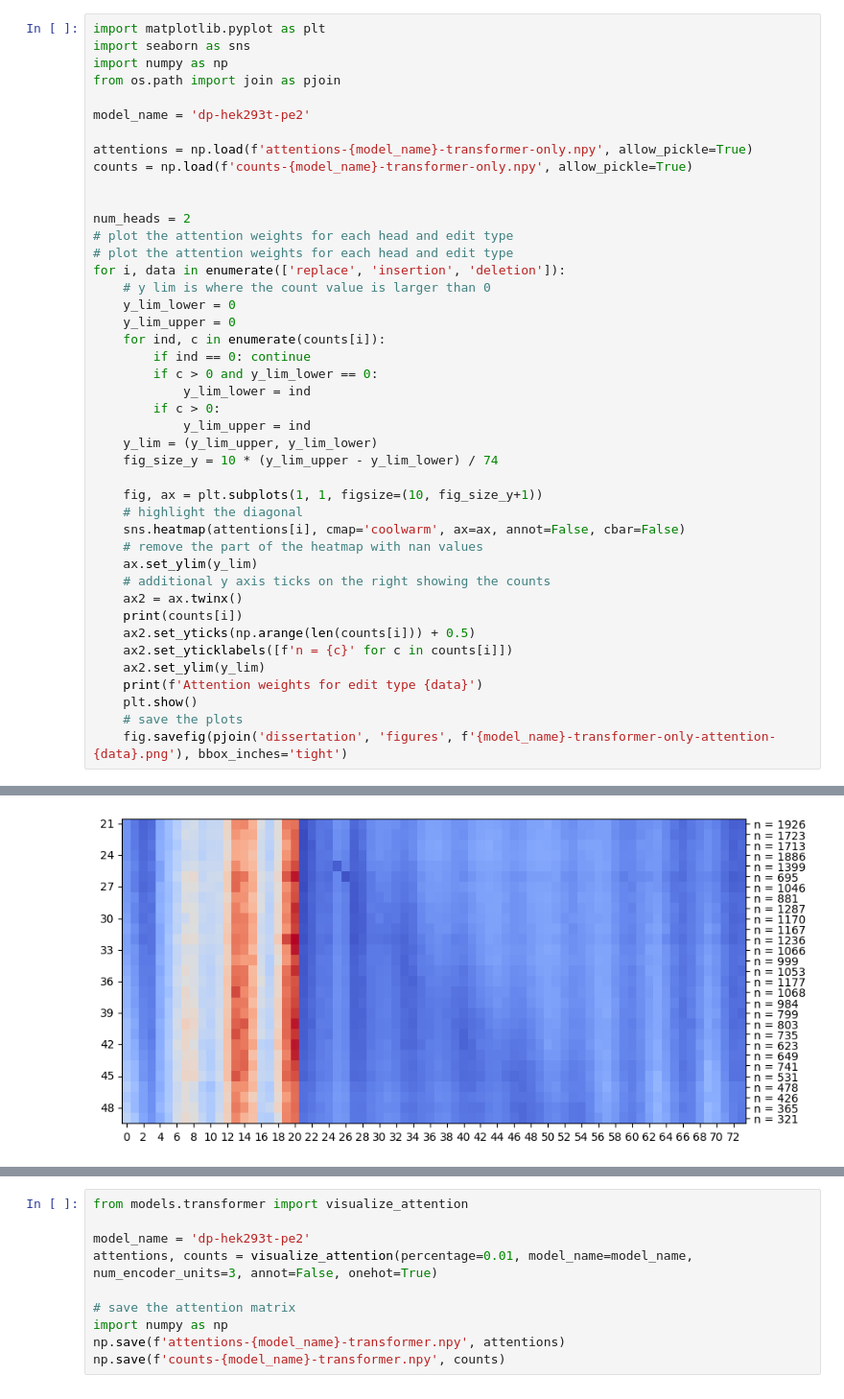
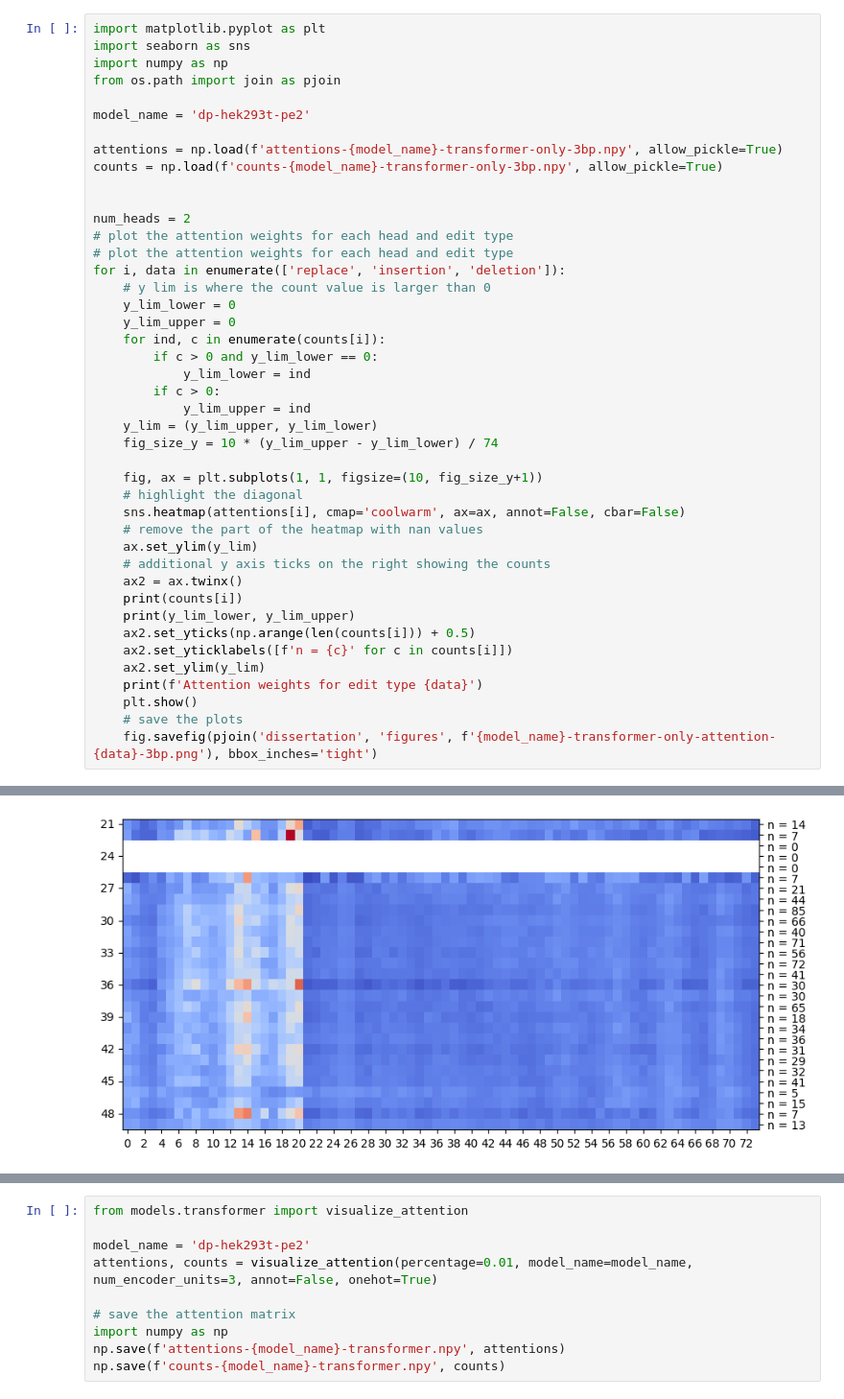
Before and after one commit to PeihengLu/ox-dissertation, a Jupyter notebook: visualize-attention.ipynb, the cells around one changed output, grey strips where cells are left out. Shown at 96% size. Drawn from its saved outputs; the diff is of its cells as text.

Commit message:
updated attention for length 3 edits

```diff
--- a/visualize-attention.ipynb
+++ b/visualize-attention.ipynb
@@ -17,8 +19,8 @@ from os.path import join as pjoin
 
 model_name = 'dp-hek293t-pe2'
 
-attentions = np.load(f'attentions-{model_name}-transformer-only.npy', allow_pickle=True)
-counts = np.load(f'counts-{model_name}-transformer-only.npy', allow_pickle=True)
+attentions = np.load(f'attentions-{model_name}-transformer-only-3bp.npy', allow_pickle=True)
+counts = np.load(f'counts-{model_name}-transformer-only-3bp.npy', allow_pickle=True)
 
 
 num_heads = 2
@@ -29,7 +31,6 @@ for i, data in enumerate(['replace', 'insertion', 'deletion']):
     y_lim_lower = 0
     y_lim_upper = 0
     for ind, c in enumerate(counts[i]):
-        if ind == 0: continue
         if c > 0 and y_lim_lower == 0:
             y_lim_lower = ind
         if c > 0:
@@ -45,11 +46,12 @@ for i, data in enumerate(['replace', 'insertion', 'deletion']):
     # additional y axis ticks on the right showing the counts
     ax2 = ax.twinx()
     print(counts[i])
+    print(y_lim_lower, y_lim_upper)
     ax2.set_yticks(np.arange(len(counts[i])) + 0.5)
     ax2.set_yticklabels([f'n = {c}' for c in counts[i]])
     ax2.set_ylim(y_lim)
     print(f'Attention weights for edit type {data}')
     plt.show()
     # save the plots
-    fig.savefig(pjoin('dissertation', 'figures', f'{model_name}-transformer-only-attention-{data}.png'), bbox_inches='tight')
+    fig.savefig(pjoin('dissertation', 'figures', f'{model_name}-transformer-only-attention-{data}-3bp.png'), bbox_inches='tight')
 # %% [output]
@@ -62,2 +63,2 @@ for i, data in enumerate(['replace', 'insertion', 'deletion']):
 Attention weights for edit type replace
-[figure, old version]
+[figure, new version]
```
Also changed, not shown: parts of 2 cells of this notebook, 4 other files.
